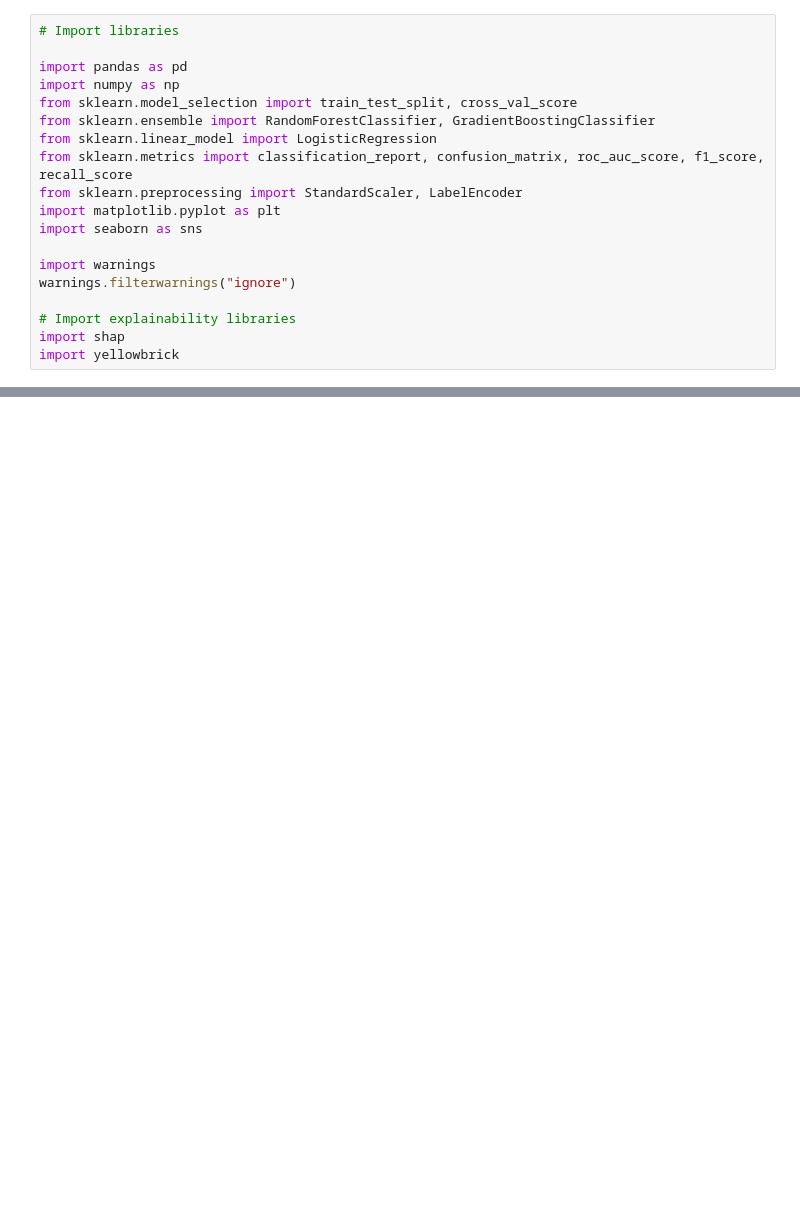
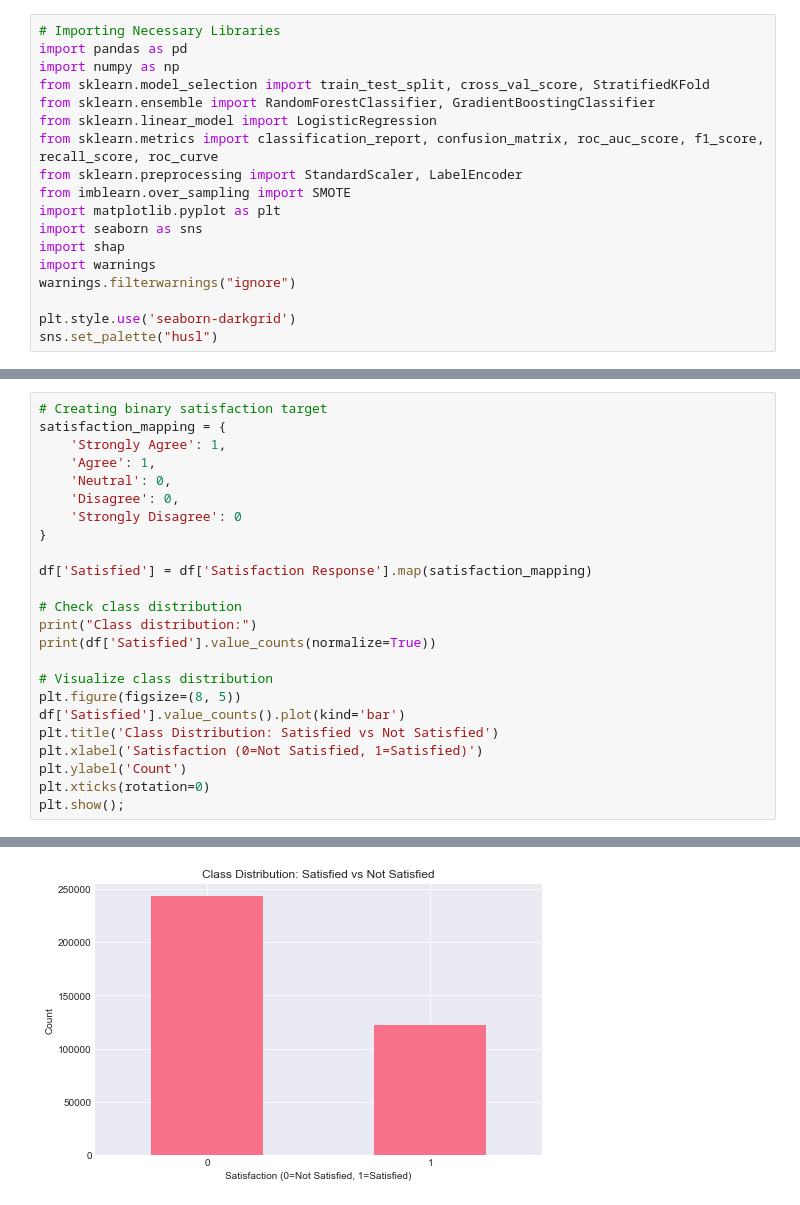
Before and after one commit to billysambasi/Huduma_Satisfaction_Prediction, a Jupyter notebook: modelling.ipynb, the cells around one changed output, grey strips where cells are left out. Saved outputs shown, nothing was run; the diff lists cells and outputs as text; blank space fills up the shorter version.

Commit message:
Updated Modelling process for deployment

```diff
--- a/modelling.ipynb
+++ b/modelling.ipynb
@@ -7,19 +11,18 @@
 # %%
-# Import libraries
-
+# Importing Necessary Libraries
 import pandas as pd
 import numpy as np
-from sklearn.model_selection import train_test_split, cross_val_score
+from sklearn.model_selection import train_test_split, cross_val_score, StratifiedKFold
 from sklearn.ensemble import RandomForestClassifier, GradientBoostingClassifier
 from sklearn.linear_model import LogisticRegression
-from sklearn.metrics import classification_report, confusion_matrix, roc_auc_score, f1_score, recall_score
+from sklearn.metrics import classification_report, confusion_matrix, roc_auc_score, f1_score, recall_score, roc_curve
 from sklearn.preprocessing import StandardScaler, LabelEncoder
+from imblearn.over_sampling import SMOTE
 import matplotlib.pyplot as plt
 import seaborn as sns
-
+import shap
 import warnings
 warnings.filterwarnings("ignore")
 
-# Import explainability libraries
-import shap
-import yellowbrick
+plt.style.use('seaborn-darkgrid')
+sns.set_palette("husl")
@@ -123,0 +63,25 @@ Model saved to satisfaction_model.pkl
+# %%
+# Creating binary satisfaction target
+satisfaction_mapping = {
+    'Strongly Agree': 1,
+    'Agree': 1,
+    'Neutral': 0,
+    'Disagree': 0,
+    'Strongly Disagree': 0
+}
+
+df['Satisfied'] = df['Satisfaction Response'].map(satisfaction_mapping)
+
+# Check class distribution
+print("Class distribution:")
+print(df['Satisfied'].value_counts(normalize=True))
+
+# Visualize class distribution
+plt.figure(figsize=(8, 5))
+df['Satisfied'].value_counts().plot(kind='bar')
+plt.title('Class Distribution: Satisfied vs Not Satisfied')
+plt.xlabel('Satisfaction (0=Not Satisfied, 1=Satisfied)')
+plt.ylabel('Count')
+plt.xticks(rotation=0)
+plt.show();
+# %% [output]
@@ -123,0 +92 @@ Model saved to satisfaction_model.pkl
+[figure, added]
```
Also changed, not shown: parts of 36 cells of this notebook, 3 other files.
